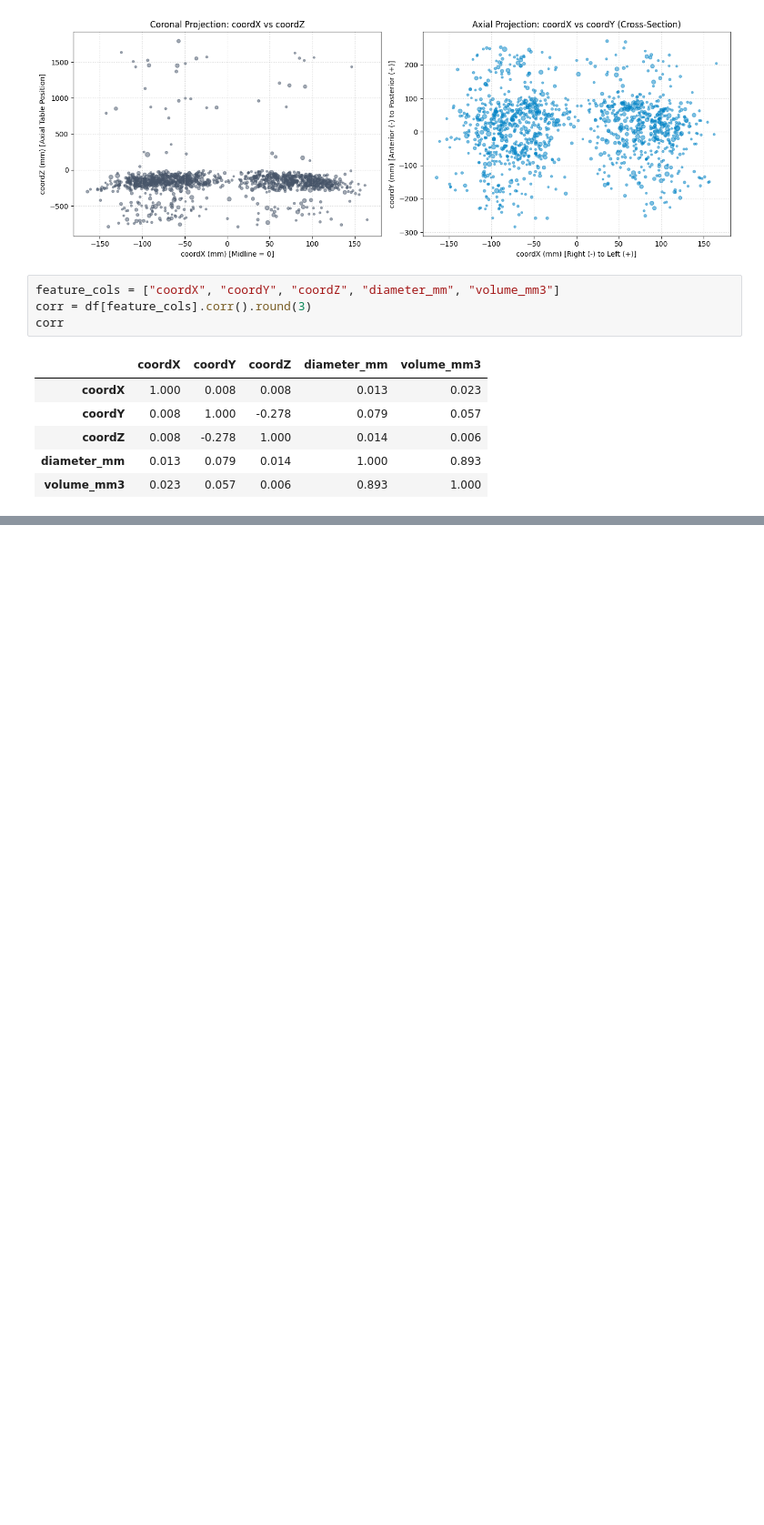
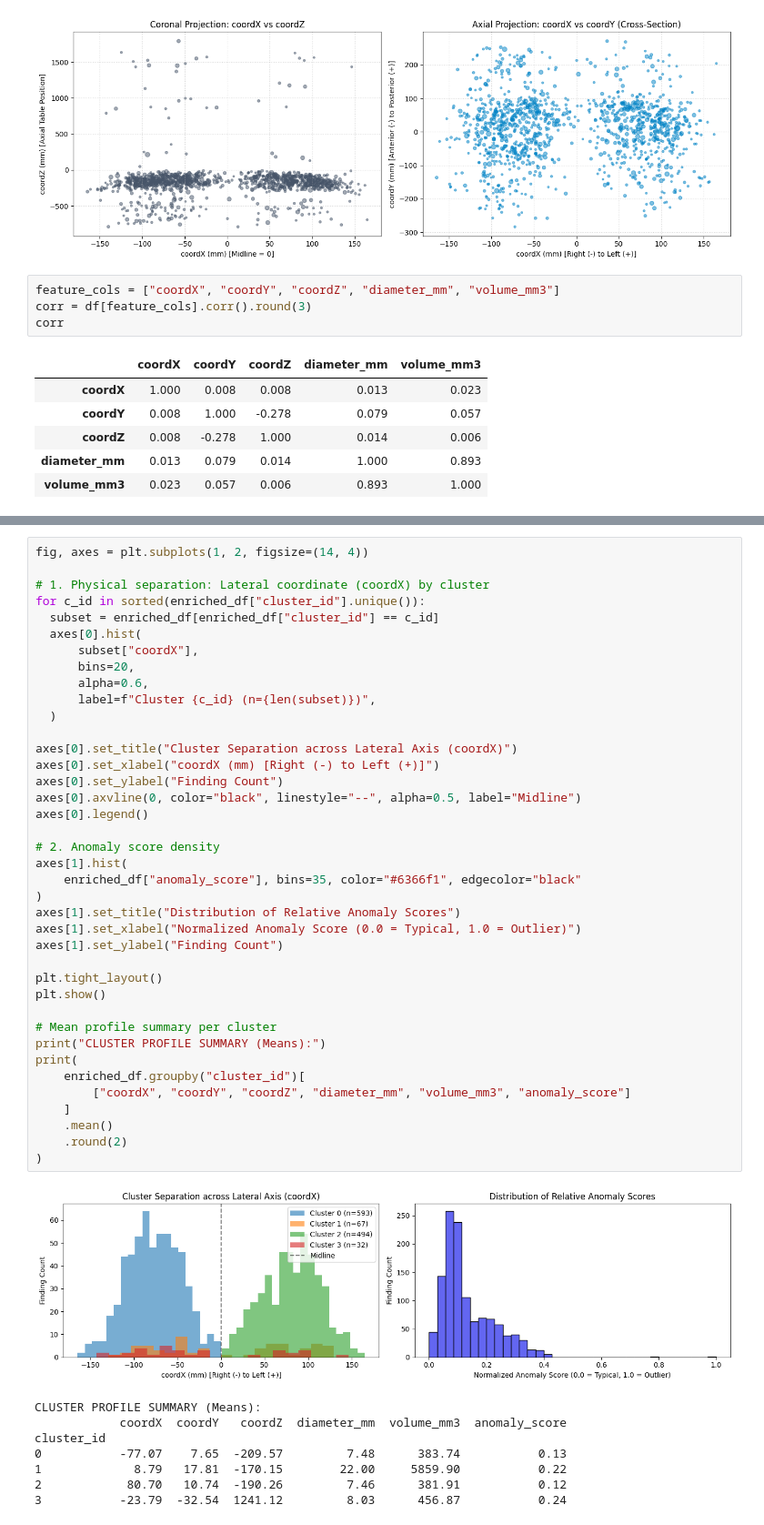
Before and after one commit to TechnoMeter/lung-analysis-demo, a Jupyter notebook: notebooks/1_exploratory_analysis.ipynb, the cells around one changed output, grey strips where cells are left out. Shown at 91% size. Saved outputs shown, nothing was run; the diff lists cells and outputs as text; blank space fills up the shorter version.

```diff
--- a/notebooks/1_exploratory_analysis.ipynb
+++ b/notebooks/1_exploratory_analysis.ipynb
@@ -112,0 +151,48 @@ corr
+# %%
+fig, axes = plt.subplots(1, 2, figsize=(14, 4))
+
+# 1. Physical separation: Lateral coordinate (coordX) by cluster
+for c_id in sorted(enriched_df["cluster_id"].unique()):
+  subset = enriched_df[enriched_df["cluster_id"] == c_id]
+  axes[0].hist(
+      subset["coordX"],
+      bins=20,
+      alpha=0.6,
+      label=f"Cluster {c_id} (n={len(subset)})",
+  )
+
+axes[0].set_title("Cluster Separation across Lateral Axis (coordX)")
+axes[0].set_xlabel("coordX (mm) [Right (-) to Left (+)]")
+axes[0].set_ylabel("Finding Count")
+axes[0].axvline(0, color="black", linestyle="--", alpha=0.5, label="Midline")
+axes[0].legend()
+
+# 2. Anomaly score density
+axes[1].hist(
+    enriched_df["anomaly_score"], bins=35, color="#6366f1", edgecolor="black"
+)
+axes[1].set_title("Distribution of Relative Anomaly Scores")
+axes[1].set_xlabel("Normalized Anomaly Score (0.0 = Typical, 1.0 = Outlier)")
+axes[1].set_ylabel("Finding Count")
+
+plt.tight_layout()
+plt.show()
+
+# Mean profile summary per cluster
+print("CLUSTER PROFILE SUMMARY (Means):")
+print(
+    enriched_df.groupby("cluster_id")[
+        ["coordX", "coordY", "coordZ", "diameter_mm", "volume_mm3", "anomaly_score"]
+    ]
+    .mean()
+    .round(2)
+)
+# %% [output]
+[figure, added]
+CLUSTER PROFILE SUMMARY (Means):
+            coordX  coordY   coordZ  diameter_mm  volume_mm3  anomaly_score
+cluster_id
+0           -77.07    7.65  -209.57         7.48      383.74           0.13
+1             8.79   17.81  -170.15        22.00     5859.90           0.22
+2            80.70   10.74  -190.26         7.46      381.91           0.12
+3           -23.79  -32.54  1241.12         8.03      456.87           0.24
```
Also changed, not shown: parts of 1 cell of this notebook, 17 other files.
